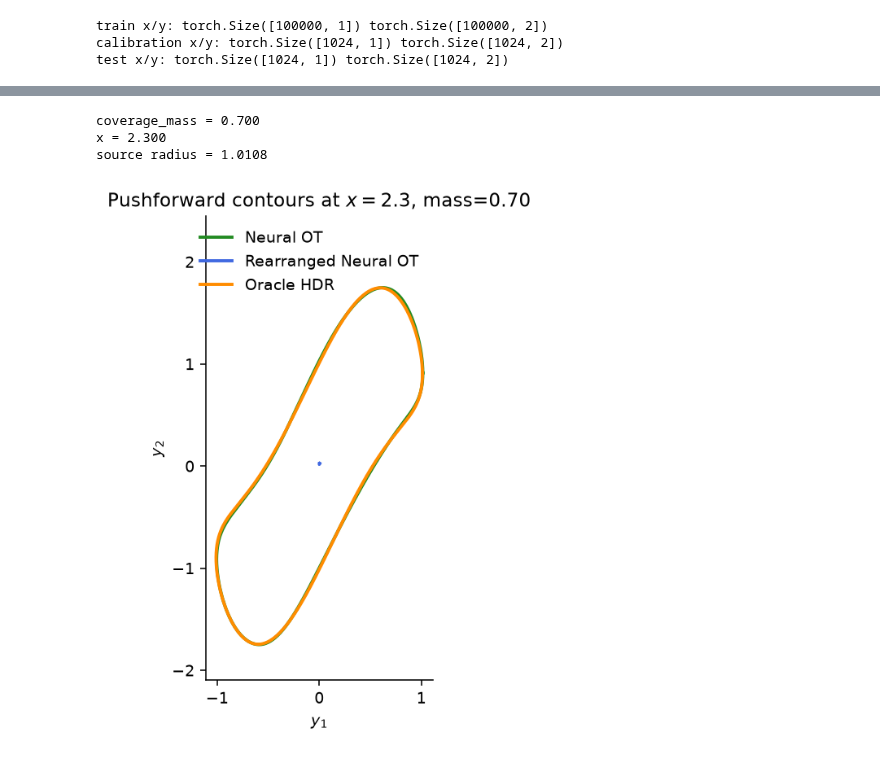
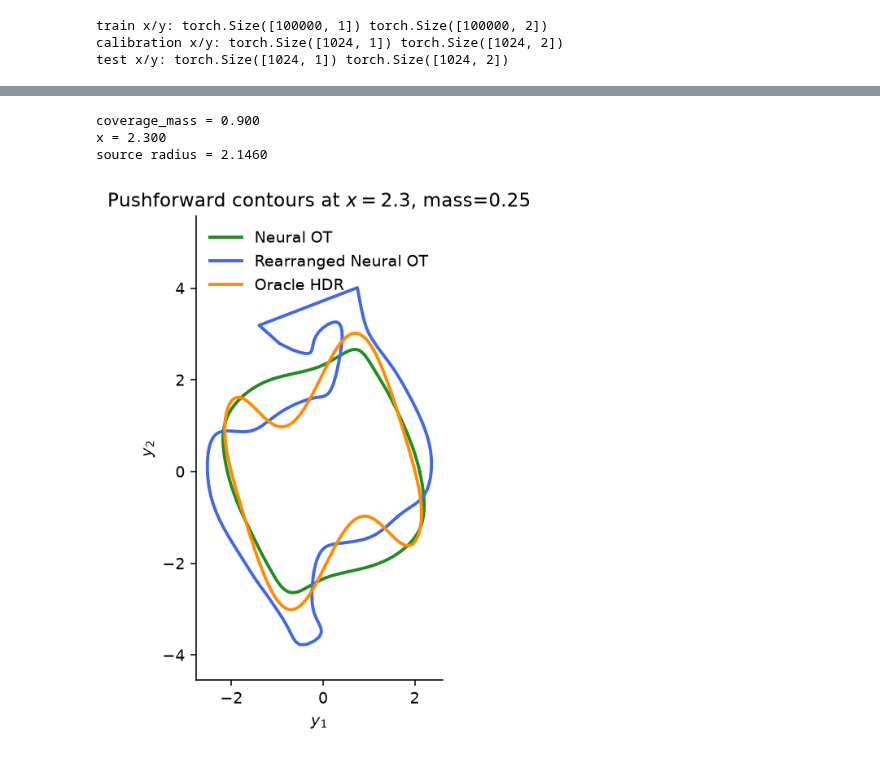
Before and after one commit to VldKnd/volume_optimal_conformal, a Jupyter notebook: notebooks/sandbox/figure_1_neural_ot_rearranged_sinusoidal.ipynb, the cells around one changed output, grey strips where cells are left out. Saved outputs shown, nothing was run; the diff lists cells and outputs as text; code cells hidden in the pictures.

```diff
--- a/notebooks/sandbox/figure_1_neural_ot_rearranged_sinusoidal.ipynb
+++ b/notebooks/sandbox/figure_1_neural_ot_rearranged_sinusoidal.ipynb
@@ -56,9 +58,9 @@ dtype = "float32"
 n_train = 100_000
 n_calibration = 1_024
 n_test = 1_024
-batch_size = 256
+batch_size = 1_024
 
-coverage_mass = 0.25
+coverage_mass = 0.95
 x_plot_value = 2.3
 
 ot_epochs = 50
@@ -102,17 +104,19 @@ train x/y: torch.Size([100000, 1]) torch.Size([100000, 2])
 calibration x/y: torch.Size([1024, 1]) torch.Size([1024, 2])
 test x/y: torch.Size([1024, 1]) torch.Size([1024, 2])
 # %%
-predictor_config = NormalizingFlowPredictorConfig(
+predictor_config = NeuralOptimalTransportPredictorConfig(
     x_dim=dataset.x_dim,
     y_dim=dataset.y_dim,
     hidden_dim=64,
     num_hidden_layers=8,
+    c_transform_lr=1.,
+    c_transform_max_iter=10000,
     seed=seed,
     device=device,
     dtype=dtype,
 )
 
-trainer_config = NormalizingFlowTrainerConfig(
+trainer_config = NeuralOptimalTransportTrainerConfig(
     epochs=ot_epochs,
     learning_rate=1e-3,
     weight_decay=1e-4,
@@ -122,8 +126,8 @@ trainer_config = NormalizingFlowTrainerConfig(
     verbose=True,
 )
 
-predictor = NormalizingFlowPredictor(predictor_config)
-trainer = NormalizingFlowTrainer(trainer_config)
+predictor = NeuralOptimalTransportPredictor(predictor_config)
+trainer = NeuralOptimalTransportTrainer(trainer_config)
 
 predictor = trainer.fit(
     predictor=predictor,
@@ -254,7 +256,9 @@ def contour_bounds(contours, side_margin=0.05, bottom_margin=0.10, top_margin=0.
         ymax + top_margin * height,
     )
 # %%
-r_source = float(np.sqrt(chi2.ppf(0.4, df=dataset.y_dim)))
+plotting_coverage_mass = 0.90
+
+r_source = float(np.sqrt(chi2.ppf(plotting_coverage_mass, df=dataset.y_dim)))
 source_ball_boundary = circle_boundary(
     radius=r_source,
     n_points=n_boundary_points,
@@ -273,7 +277,7 @@ xmin, xmax, ymin, ymax = contour_bounds([
     oracle_hdr_contour,
 ])
 
-print(f"coverage_mass = {coverage_mass:.3f}")
+print(f"coverage_mass = {plotting_coverage_mass:.3f}")
 print(f"x = {x_plot_value:.3f}")
 print(f"source radius = {r_source:.4f}")
 
@@ -295,36 +299,36 @@ ax.plot(
 )
 ax.plot(
     oracle_hdr_contour[:, 0],
     oracle_hdr_contour[:, 1],
     color="darkorange",
     linewidth=2.0,
     label="Oracle HDR",
 )
 
 ax.set_xlim(xmin, xmax)
 ax.set_ylim(ymin, ymax)
 ax.set_aspect("equal", adjustable="box")
 ax.set_xlabel(r"$y_1$")
 ax.set_ylabel(r"$y_2$")
 ax.set_title(
     rf"Pushforward contours at $x={x_plot_value:.1f}$, mass={coverage_mass:.2f}"
 )
 ax.legend(frameon=False, loc="upper right")
 
 fig.savefig(
     output_path,
     format="pdf",
     bbox_inches="tight",
     pad_inches=0.02,
     metadata={"Creator": "Matplotlib"},
 )
 
 plt.show()
 # %% [output]
-coverage_mass = 0.700
+coverage_mass = 0.900
 x = 2.300
-source radius = 1.0108
+source radius = 2.1460
-[figure, old version]
+[figure, new version]
 # %%
 u = torch.randn(1024, 2)
 x = torch.zeros(1024, 1)
```
Also changed, not shown: parts of 5 cells of this notebook, 2 other files.
